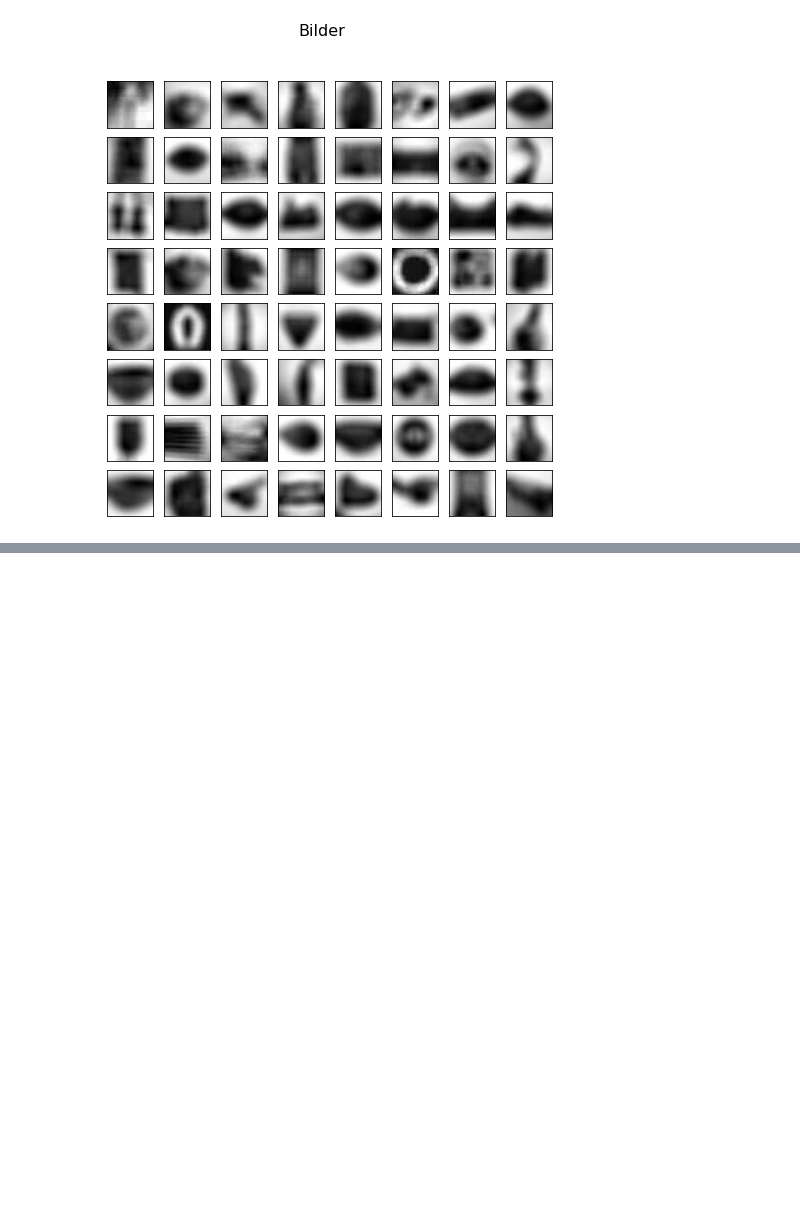
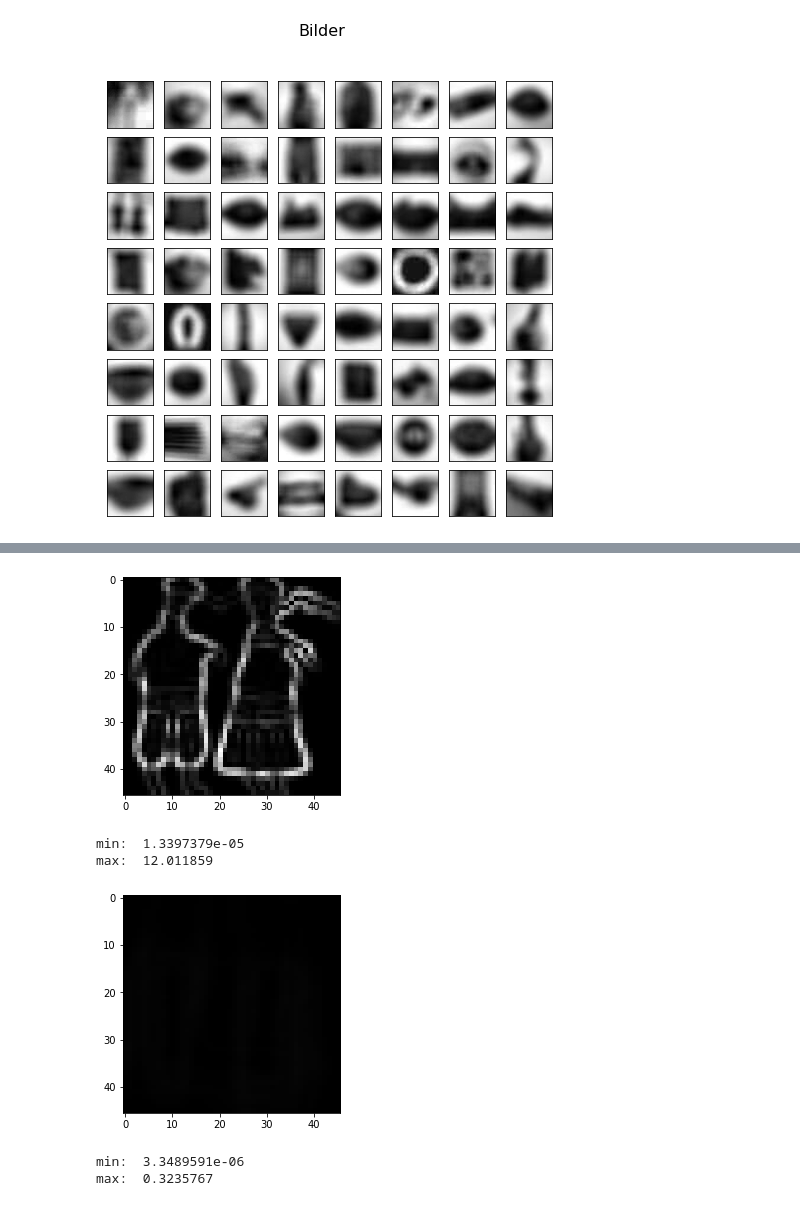
Before and after one commit to MaschinenNah/MachineLearningKochbuch03_LambdaSchichten, a Jupyter notebook: Kantenerkennung_mit_Tensoren.ipynb, the cells around one changed output, grey strips where cells are left out. Drawn from its saved outputs; the diff is of its cells as text; code cells hidden in the pictures; blank space fills up the shorter version.

```diff
--- a/Kantenerkennung_mit_Tensoren.ipynb
+++ b/Kantenerkennung_mit_Tensoren.ipynb
@@ -107,0 +171,19 @@ show.show_images_from_np_array(prediction_blurred, "Edges Blurred")
+# %%
+edges_acute = prediction_acute[16]
+edges_blurred = prediction_blurred[16]
+
+plt.imshow(edges_acute, cmap="gray", vmax=12)
+plt.show()
+print("min: ", edges_acute.min());
+print("max: ", edges_acute.max());
+plt.imshow(edges_blurred, cmap="gray", vmax=12)
+plt.show()
+print("min: ", edges_blurred.min());
+print("max: ", edges_blurred.max());
+# %% [output]
+[figure, added]
+min:  1.3397379e-05
+max:  12.011859
+[figure, added]
+min:  3.3489591e-06
+max:  0.3235767
```
Also changed, not shown: parts of 6 cells of this notebook.
